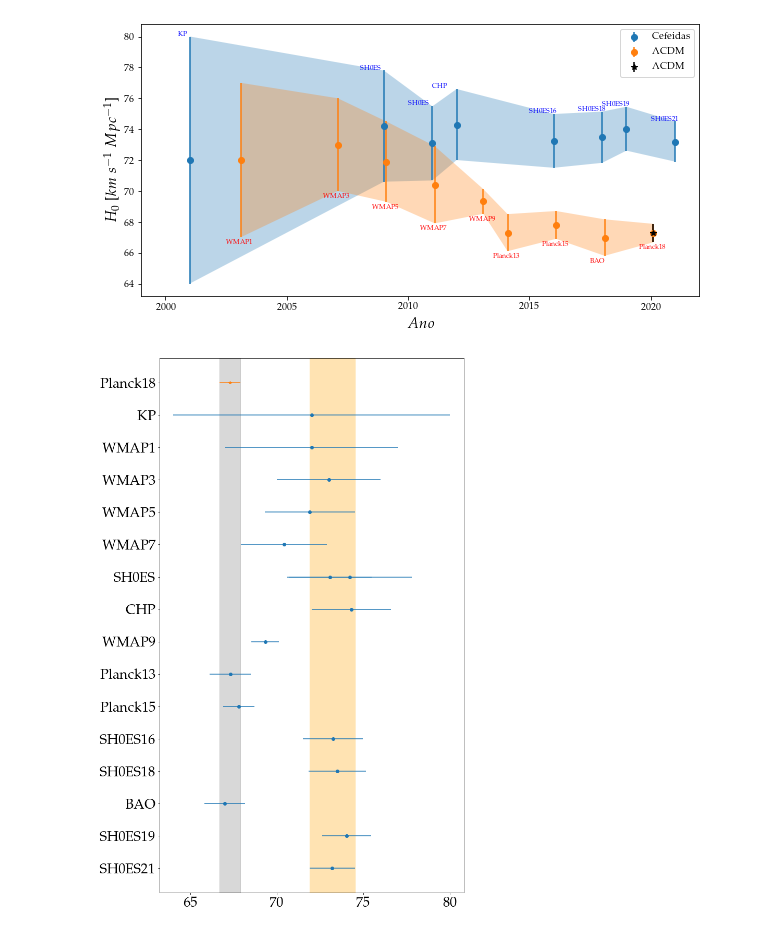
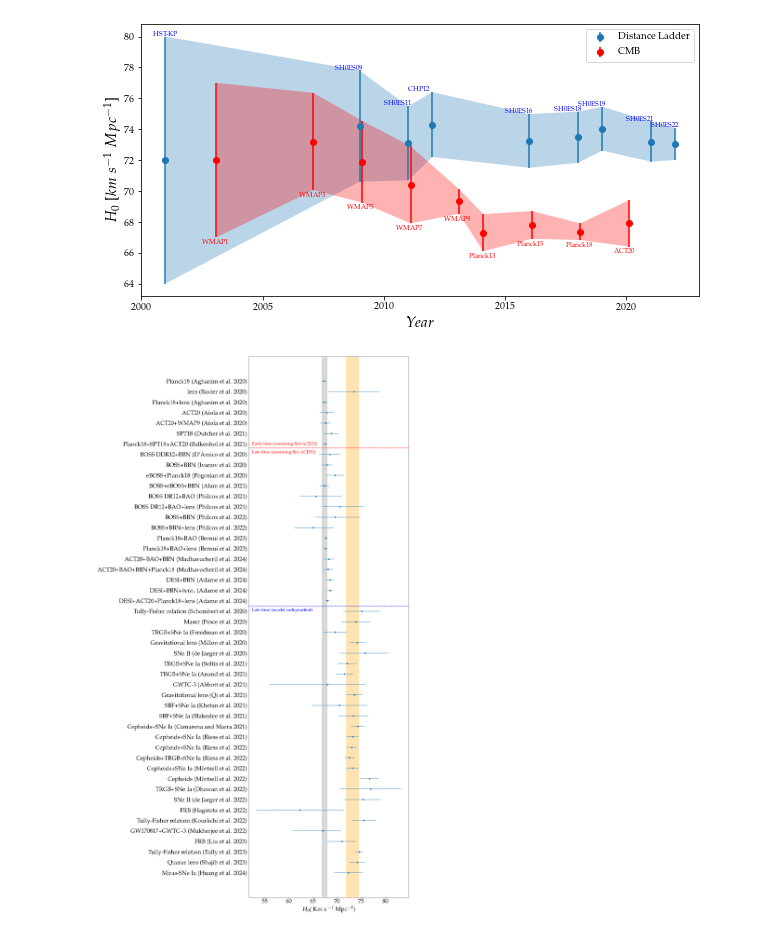
Before and after one commit to cnfranco/H0tensionplot, a Jupyter notebook: H_0Tension.ipynb, the cells around one changed output. Drawn from its saved outputs; the diff is of its cells as text; code cells hidden in the pictures.

```diff
--- a/H_0Tension.ipynb
+++ b/H_0Tension.ipynb
@@ -33,49 +95,39 @@ dados
 # %%
-"""Separando os dados para plot"""
-
-y=dados["H0"].iloc[:8]
-Y=dados["H0"].iloc[8:]
-x=dados["Ano"].iloc[:8]
-X=dados["Ano"].iloc[8:]
-yerr=dados["Erro"].iloc[:8]
-Yerr=dados["Erro"].iloc[8:]
-y1=y -yerr
-y2=y +yerr
-Y1=Y -Yerr
-Y2=Y +Yerr
-
-x
-
-y1
-
-y2
-
+y=dados["H0"].iloc[:9]
+Y=dados["H0"].iloc[9:]
+x=dados["Ano"].iloc[:9]
+X=dados["Ano"].iloc[9:]
+yerr=dados["Erro"].iloc[:9]
+Yerr=dados["Erro"].iloc[9:]
+y1 = y - yerr
+y2 = y + yerr
+Y1 = Y - Yerr
+Y2 = Y + Yerr
 """plot"""
 
 import matplotlib.axes  as ax
-from matplotlib import rc
-rc('font',**{'family':'serif','serif':['Palatino']})
-rc('text', usetex=True) # para fazer o grafico com letra de LaTex
+#from matplotlib import rc
+#rc('font',**{'family':'serif','serif':['Palatino']})
+#rc('text', usetex=False) # para fazer o grafico com letra de LaTex
 
 fig,ax=plt.subplots(figsize=(10,5))
 #plt.figure(figsize=(30,15))
-plt.errorbar(x,y,yerr=yerr,fmt="o",xlolims=True,label="Cefeidas")
+plt.errorbar(x,y,yerr=yerr,fmt="o",xlolims=True,label="Distance Ladder")
 plt.fill_between(x,y1,y2 ,alpha=0.3)
-plt.errorbar(X+0.1,Y,yerr=Yerr,fmt="o",xlolims=True,label="$\Lambda$CDM")
-plt.errorbar(dfplanck["Ano"]+0.1,dfplanck["H0"],yerr=dfplanck["Erro"],fmt="*",xlolims=True,label="$\Lambda$CDM",color="black")
-plt.fill_between(X+0.1,Y1,Y2 ,alpha=0.3)
+plt.errorbar(X+0.1,Y,yerr=Yerr,fmt="o",xlolims=True,label="CMB",color="red")
+plt.fill_between(X+0.1,Y1,Y2 ,alpha=0.3,facecolor="red")
 plt.ylabel("$H_0$ [$km$ $s^{-1}$ $Mpc^{-1}$]",fontsize=15)
-plt.xlabel("$Ano$",fontsize=15)
-plt.xlim(1999,2022)
+plt.xlabel("$Year$",fontsize=15)
+plt.xlim(2000,2023)
 ax.annotate(dados["Dataset"].iloc[0],xy=(dados["Ano"].iloc[0] -0.5 ,dados["H0"].iloc[0] + dados["Erro"].iloc[0]),fontsize=7,color="blue")
-for j in np.arange(8,17):
+for j in np.arange(9,18):
   ax.annotate(dados["Dataset"].iloc[j],xy=(dados["Ano"].iloc[j] - 0.5,dados["H0"].iloc[j]+
   - dados["Erro"].iloc[j] - 0.5),fontsize=7,color="red")
-for i in np.arange(1,8):
+for i in np.arange(1,9):
   ax.annotate(dados["Dataset"].iloc[i],xy=(dados["Ano"].iloc[i] -1 ,dados["H0"].iloc[i] + dados["Erro"].iloc[i]),fontsize=7,color="blue")
 
 plt.legend()
-plt.savefig("h.pdf")
+#plt.savefig("h.pdf")
 plt.show()
 # %% [output]
-[figure, old version]
+[figure, new version]
@@ -91,22 +134,30 @@ dados=dados.loc[dados["Dataset"]!="Planck18"]
 # %%
+df["Y"]=df["Methods"]+" ("+df["Authors"]+" "+df["Year"].astype(str)+ ")"
+#df = df.iloc[::-1]
+plt.figure(figsize=(20,35))
+plt.errorbar(df["$H_0$"],df["Y"],xerr=[df["+Erro"],df["-Erro"]],fmt="o")
 
-plt.figure(figsize=(10,15))
-plt.errorbar(dados["H0"],dados["Dataset"],xerr=dados["Erro"],fmt="o")
-plt.errorbar(dfplanck["H0"],dfplanck["Dataset"],xerr=dfplanck["Erro"],fmt="*")
-# Encontrar os limites para a faixa
-x_min = 67.27- 0.60
-x_max = 67.27+ 0.60
+x_min = 67.36- 0.54
+x_max = 67.36+ 0.54
 x_min_sn = 73.20- 1.30
 x_max_sn = 73.20+ 1.30
-
+y_position = 41 - 0.4
+y_position2 = 26 - 0.5
 # Desenhar a faixa
 plt.ylim(plt.ylim()[0], plt.ylim()[1])
 plt.fill_betweenx(y=plt.ylim(), x1=x_min, x2=x_max, color='gray', alpha=0.3)
 plt.fill_betweenx(y=plt.ylim(), x1=x_min_sn, x2=x_max_sn, color='orange', alpha=0.3)
+plt.axhline(y=y_position, color='r', linestyle='--', linewidth=2)  # Linha horizontal
+plt.axhline(y=y_position2, color='b', linestyle='--', linewidth=2)  # Linha horizontal
+
+plt.text(x_min - 14.5, y_position+ 0.3, 'Early time (assuming flat-$\Lambda$CDM)', fontsize=20, color='red')  # Text
+plt.text(x_min - 14.5, y_position- 0.5, 'Late time (assuming flat-$\Lambda$CDM)', fontsize=20, color='red')  # Text
+plt.text(x_min - 14.5, y_position2- 0.5, 'Late time (model-independent)', fontsize=20, color='blue')  # Text
 plt.tick_params(axis='x', labelsize=27)
 plt.tick_params(axis='y', labelsize=27)
 plt.tight_layout()
-plt.savefig("Bruno.jpeg",dpi=500, bbox_inches='tight')
+plt.xlabel("$H_0$( Km s $^{-1}$ Mpc$^{-1}$)",fontsize=27)
+plt.savefig("Bruno.pdf",dpi=500, bbox_inches='tight')
 plt.show()
 # %% [output]
-[figure, old version]
+[figure, new version]
```
Also changed, not shown: parts of 6 cells of this notebook.
